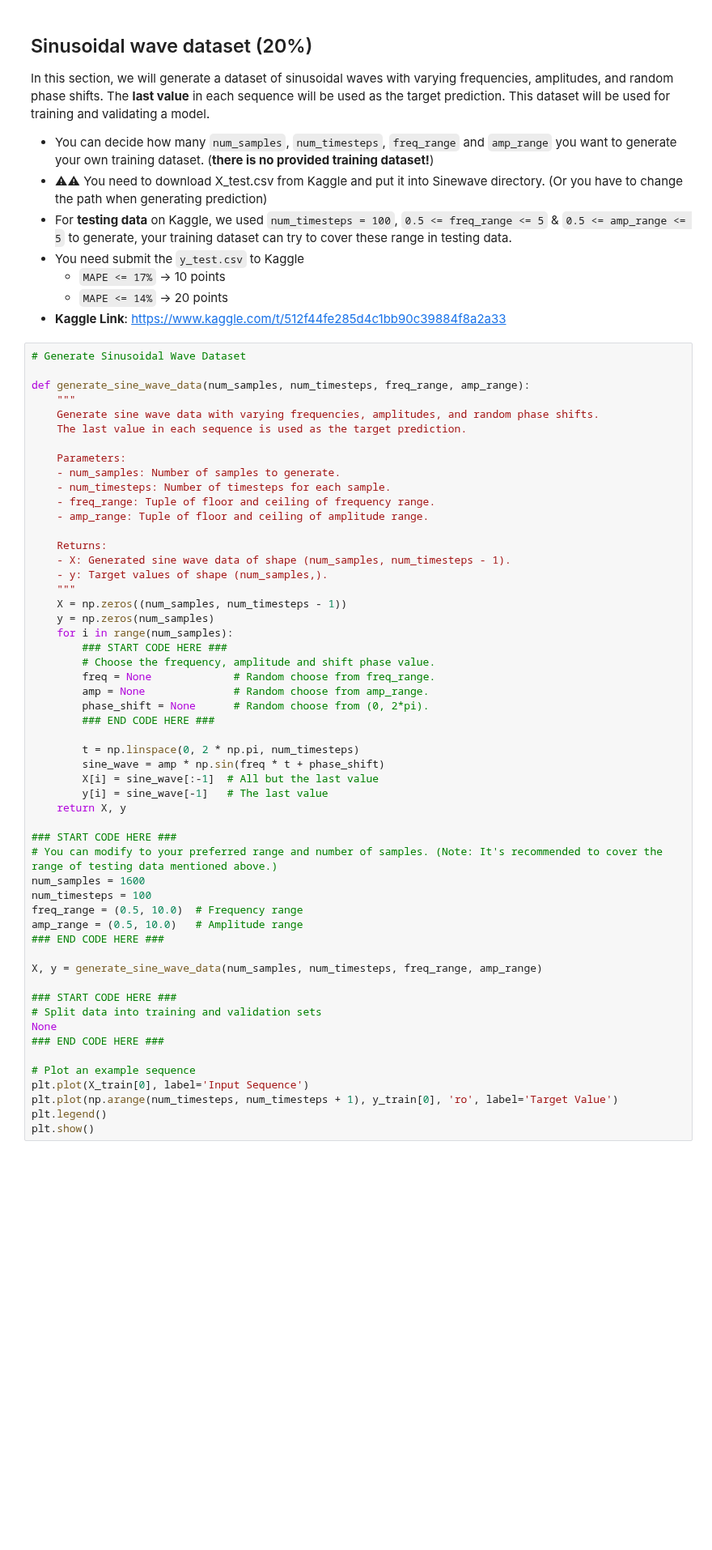
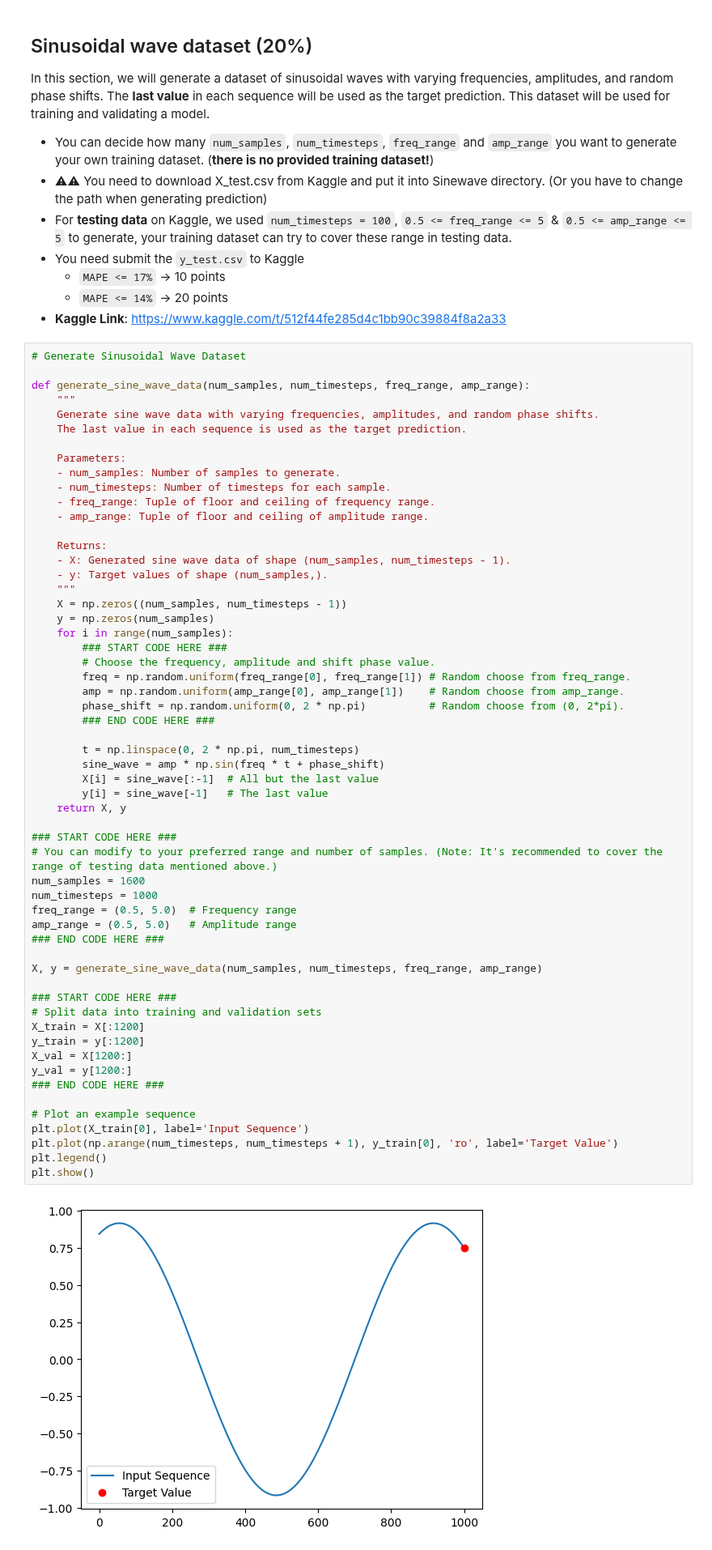
Before and after one commit to liuutin9/Introduction_to_Machine_Learning, a Jupyter notebook: Lab6/Lab6.ipynb, the cells around one changed output. Shown at 81% size. Drawn from its saved outputs; the diff is of its cells as text; blank space fills up the shorter version.

```diff
--- a/Lab6/Lab6.ipynb
+++ b/Lab6/Lab6.ipynb
@@ -648,40 +710,45 @@ def generate_sine_wave_data(num_samples, num_timesteps, freq_range, amp_range):
     """
     X = np.zeros((num_samples, num_timesteps - 1))
     y = np.zeros(num_samples)
     for i in range(num_samples):
         ### START CODE HERE ###
         # Choose the frequency, amplitude and shift phase value.
-        freq = None             # Random choose from freq_range.
-        amp = None              # Random choose from amp_range.
-        phase_shift = None      # Random choose from (0, 2*pi).
+        freq = np.random.uniform(freq_range[0], freq_range[1]) # Random choose from freq_range.
+        amp = np.random.uniform(amp_range[0], amp_range[1])    # Random choose from amp_range.
+        phase_shift = np.random.uniform(0, 2 * np.pi)          # Random choose from (0, 2*pi).
         ### END CODE HERE ###
 
         t = np.linspace(0, 2 * np.pi, num_timesteps)
         sine_wave = amp * np.sin(freq * t + phase_shift)
         X[i] = sine_wave[:-1]  # All but the last value
         y[i] = sine_wave[-1]   # The last value
     return X, y
 
 ### START CODE HERE ###
 # You can modify to your preferred range and number of samples. (Note: It's recommended to cover the range of testing data mentioned above.)
 num_samples = 1600
-num_timesteps = 100
-freq_range = (0.5, 10.0)  # Frequency range
-amp_range = (0.5, 10.0)   # Amplitude range
+num_timesteps = 1000
+freq_range = (0.5, 5.0)  # Frequency range
+amp_range = (0.5, 5.0)   # Amplitude range
 ### END CODE HERE ###
 
 X, y = generate_sine_wave_data(num_samples, num_timesteps, freq_range, amp_range)
 
 ### START CODE HERE ###
 # Split data into training and validation sets
-None
+X_train = X[:1200]
+y_train = y[:1200]
+X_val = X[1200:]
+y_val = y[1200:]
 ### END CODE HERE ###
 
 # Plot an example sequence
 plt.plot(X_train[0], label='Input Sequence')
 plt.plot(np.arange(num_timesteps, num_timesteps + 1), y_train[0], 'ro', label='Target Value')
 plt.legend()
 plt.show()
+# %% [output]
+[figure, added]
 # %% [markdown]
 ### Construct the model with Dense layer only
 Here, we want you to construct the model with **Dense layer only** like you did in Lab4. You may modify the model structure and parameters in the way you like.
```
Also changed, not shown: parts of 7 cells of this notebook, 2 other files.
